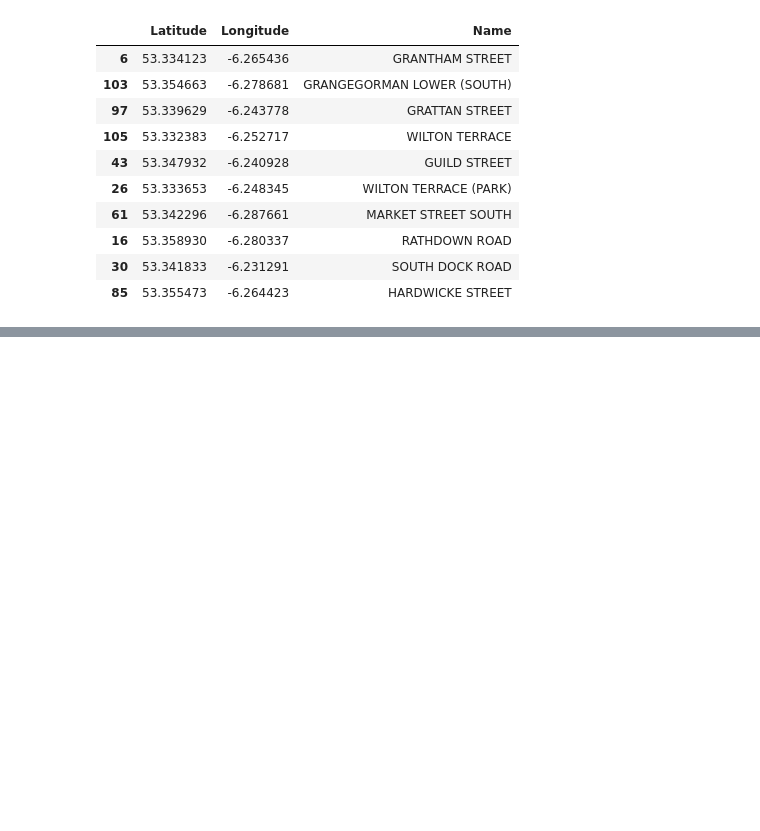
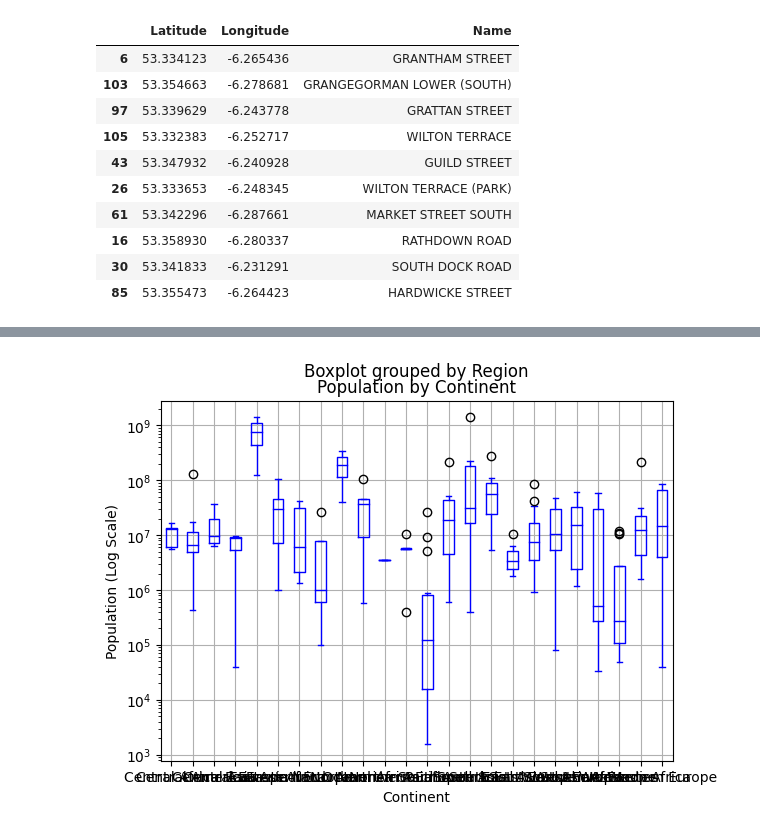
Before and after one commit to KTUYTS/cs441-19-sp2023-data-visualization, a Jupyter notebook: cs441_sp2023_tuyts.ipynb, the cells around one changed output, grey strips where cells are left out. Drawn from its saved outputs; the diff is of its cells as text; code cells hidden in the pictures; blank space fills up the shorter version.

```diff
--- a/cs441_sp2023_tuyts.ipynb
+++ b/cs441_sp2023_tuyts.ipynb
@@ -448,0 +709,11 @@ map
+# %%
+## Population by regions
+final_data.boxplot(column="population", by=['Region'], color = 'blue')
+plt.style.use("tableau-colorblind10")
+plt.yscale('log')
+plt.xlabel("Continent")
+plt.ylabel("Population (Log Scale)")
+plt.title("Population by Continent")
+plt.show()
+# %% [output]
+[figure, added]
```
Also changed, not shown: parts of 24 cells of this notebook.
